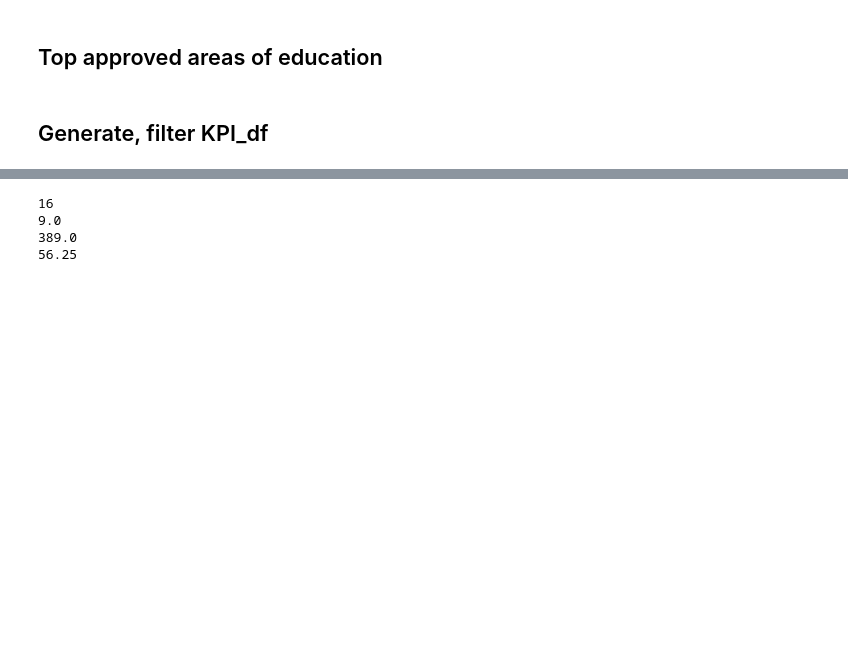
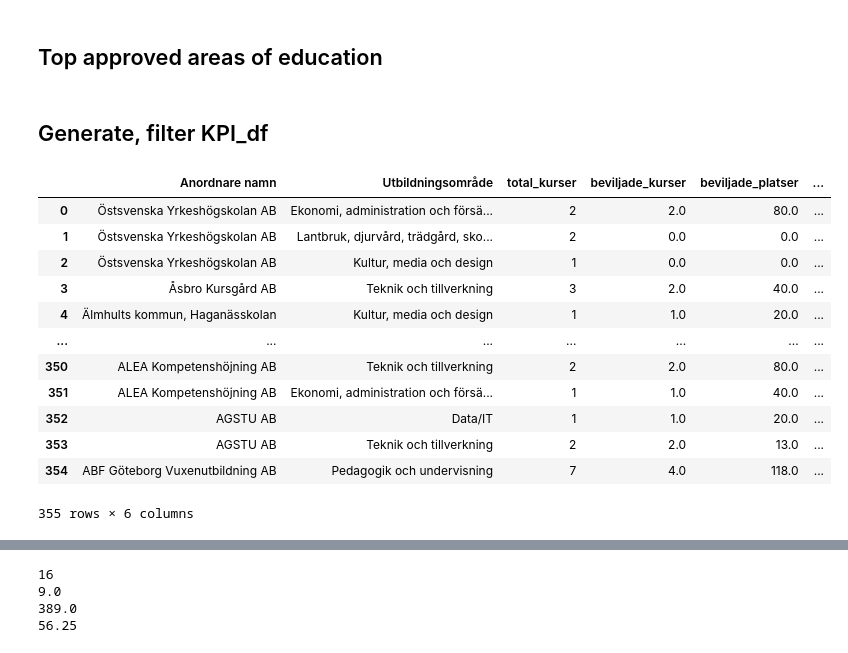
Before and after one commit to 964Code/The-Skool---Group-7, a Jupyter notebook: EDA/EDA_filip/EDA_ans_kurser.ipynb, the cells around one changed output, grey strips where cells are left out. Saved outputs shown, nothing was run; the diff lists cells and outputs as text; code cells hidden in the pictures; blank space fills up the shorter version.

Commit message:
upload part of EDA, including new data. Needs further improvement, wrong calculations for study/exam, possible.

```diff
--- a/EDA/EDA_filip/EDA_ans_kurser.ipynb
+++ b/EDA/EDA_filip/EDA_ans_kurser.ipynb
@@ -203,28 +203,44 @@ bar_filter_approved_areas(df_kurser,5)
 # %%
 # Regular DF kurser
 def generate_kpi_df(df):
 
     kpi_df = duckdb.query(
         """--sql
             SELECT
                 "Anordnare namn",
                 "Utbildningsområde",
                 COUNT(*) AS total_kurser,
                 SUM(CASE WHEN Beslut = 'Beviljad' THEN 1 ELSE 0 END) AS beviljade_kurser,
                 SUM(CASE WHEN Beslut = 'Beviljad' THEN "Totalt antal beviljade platser" ELSE 0 END) AS beviljade_platser,
                 ROUND(100.0 * SUM(CASE WHEN Beslut = 'Beviljad' THEN 1 ELSE 0 END) / COUNT(*), 2) AS godkännandeprocent
             FROM df
             GROUP BY "Anordnare namn", "Utbildningsområde",
             ORDER BY "Anordnare namn" DESC
         """
     ).df()
 
     return kpi_df
 
 
 kpi_dif = generate_kpi_df(df_kurser)
 
 kpi_dif.to_excel("../../data/kpi_df.xlsx")
+
+kpi_dif
+# %% [output]
+|  | Anordnare namn | Utbildningsområde | total_kurser | beviljade_kurser | beviljade_platser | ... |
+| 0 | Östsvenska Yrkeshögskolan AB | Ekonomi, administration och försä... | 2 | 2.0 | 80.0 | ... |
+| 1 | Östsvenska Yrkeshögskolan AB | Lantbruk, djurvård, trädgård, sko... | 2 | 0.0 | 0.0 | ... |
+| 2 | Östsvenska Yrkeshögskolan AB | Kultur, media och design | 1 | 0.0 | 0.0 | ... |
+| 3 | Åsbro Kursgård AB | Teknik och tillverkning | 3 | 2.0 | 40.0 | ... |
+| 4 | Älmhults kommun, Haganässkolan | Kultur, media och design | 1 | 1.0 | 20.0 | ... |
+| ... | ... | ... | ... | ... | ... | ... |
+| 350 | ALEA Kompetenshöjning AB | Teknik och tillverkning | 2 | 2.0 | 80.0 | ... |
+| 351 | ALEA Kompetenshöjning AB | Ekonomi, administration och försä... | 1 | 1.0 | 40.0 | ... |
+| 352 | AGSTU AB | Data/IT | 1 | 1.0 | 20.0 | ... |
+| 353 | AGSTU AB | Teknik och tillverkning | 2 | 2.0 | 13.0 | ... |
+| 354 | ABF Göteborg Vuxenutbildning AB | Pedagogik och undervisning | 7 | 4.0 | 118.0 | ... |
+355 rows × 6 columns
 # %%
 def filter_kpi_data(df_kpi, utbildningsområde=None, skola=None):
     df_filtered = df_kpi.copy()
```
Also changed, not shown: parts of 2 cells of this notebook, 10 other files.
